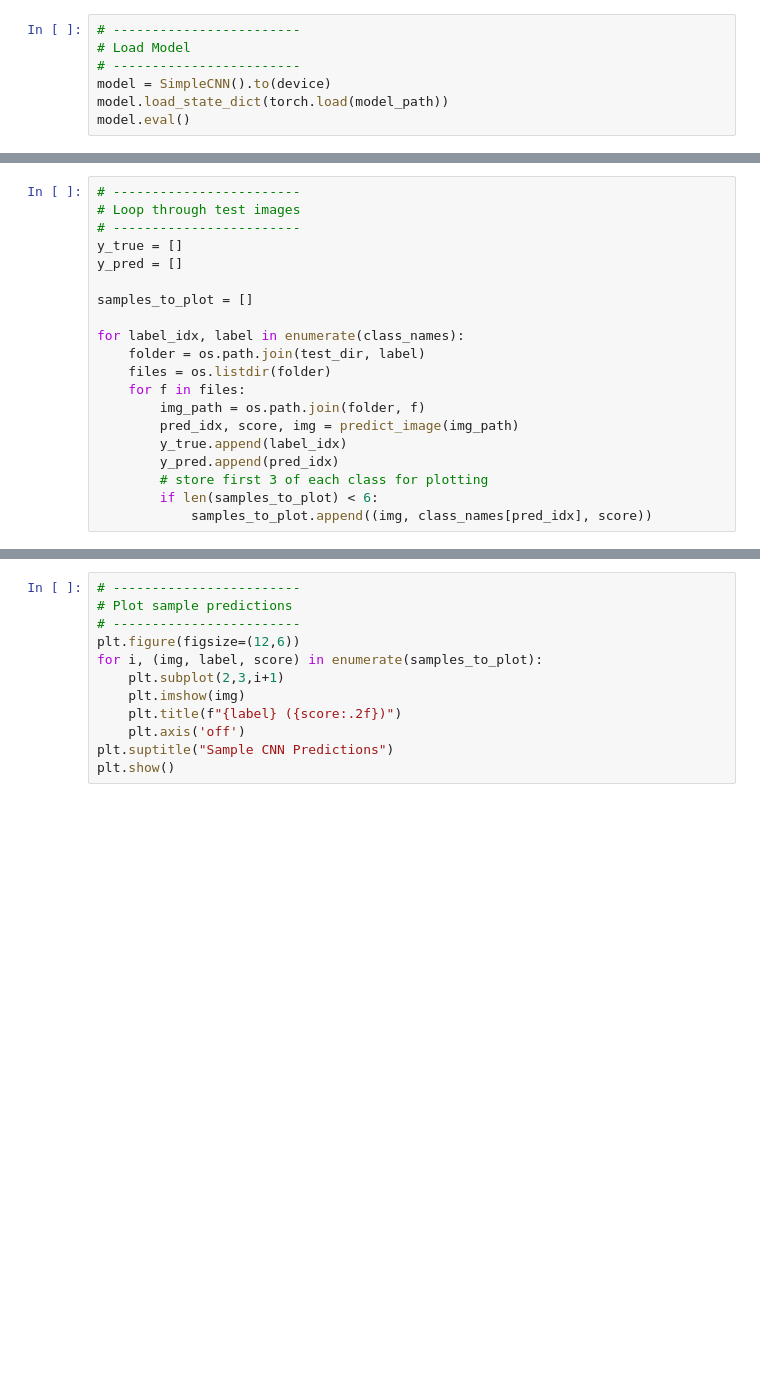
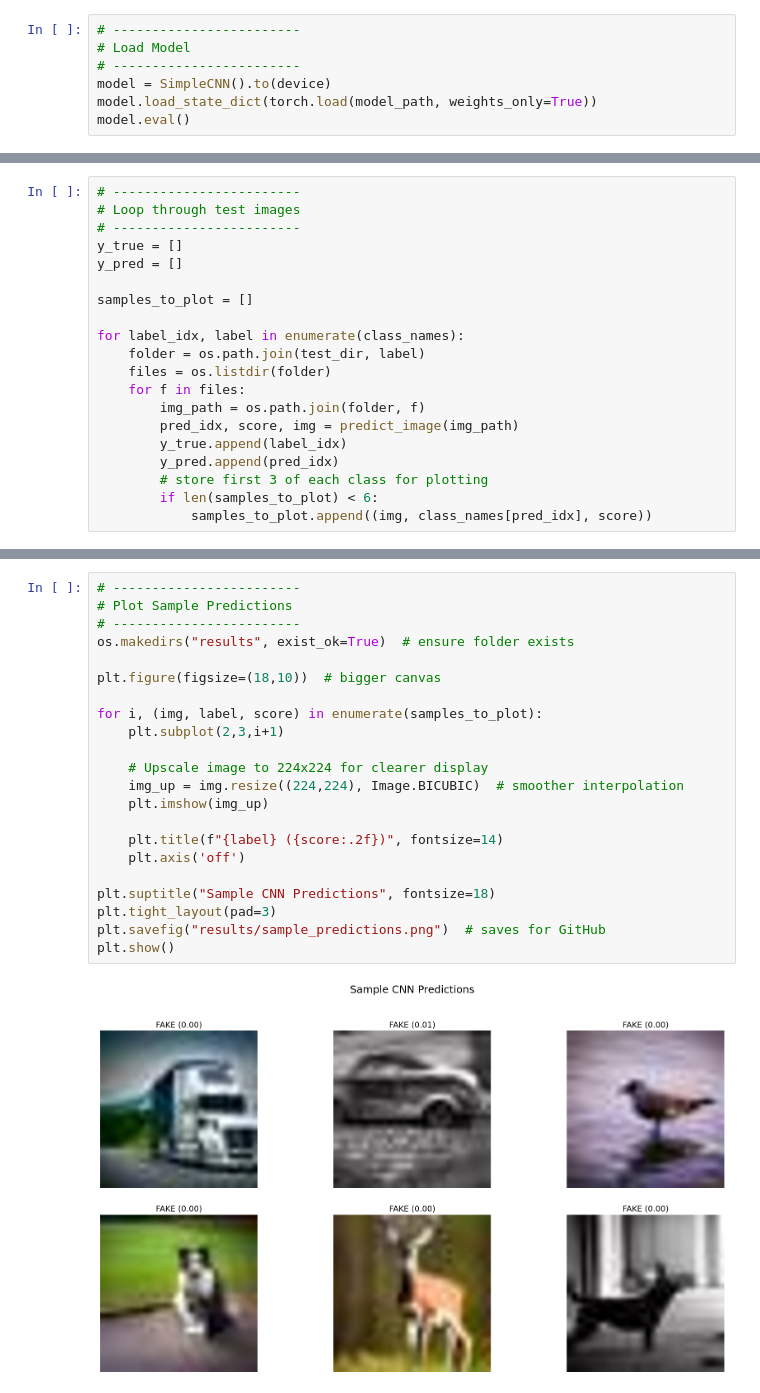
Before and after one commit to ebad66/AI_vs_Real_Image_model, a Jupyter notebook: inference.ipynb, the cells around one changed output, grey strips where cells are left out. Cells and saved outputs as stored; diff of their text form; blank space fills up the shorter version.

```diff
--- a/inference.ipynb
+++ b/inference.ipynb
@@ -26,5 +24,5 @@ class_names = ['FAKE', 'REAL']
 # Load Model
 # ------------------------
 model = SimpleCNN().to(device)
-model.load_state_dict(torch.load(model_path))
+model.load_state_dict(torch.load(model_path, weights_only=True))
 model.eval()
@@ -84,12 +102,24 @@ plt.show()
 # %%
 # ------------------------
-# Plot sample predictions
+# Plot Sample Predictions
 # ------------------------
-plt.figure(figsize=(12,6))
+os.makedirs("results", exist_ok=True)  # ensure folder exists
+
+plt.figure(figsize=(18,10))  # bigger canvas
+
 for i, (img, label, score) in enumerate(samples_to_plot):
     plt.subplot(2,3,i+1)
-    plt.imshow(img)
-    plt.title(f"{label} ({score:.2f})")
+
+    # Upscale image to 224x224 for clearer display
+    img_up = img.resize((224,224), Image.BICUBIC)  # smoother interpolation
+    plt.imshow(img_up)
+
+    plt.title(f"{label} ({score:.2f})", fontsize=14)
     plt.axis('off')
-plt.suptitle("Sample CNN Predictions")
+
+plt.suptitle("Sample CNN Predictions", fontsize=18)
+plt.tight_layout(pad=3)
+plt.savefig("results/sample_predictions.png")  # saves for GitHub
 plt.show()
+# %% [output]
+[figure, added]
```
Also changed, not shown: parts of 3 cells of this notebook, 1 other file.
